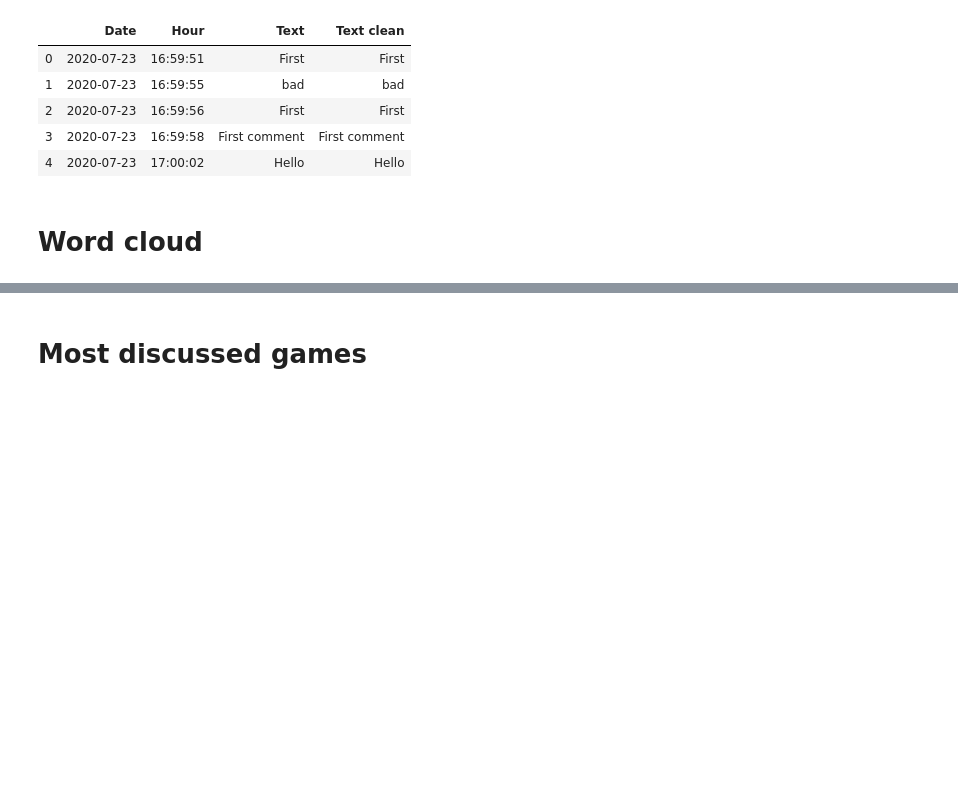
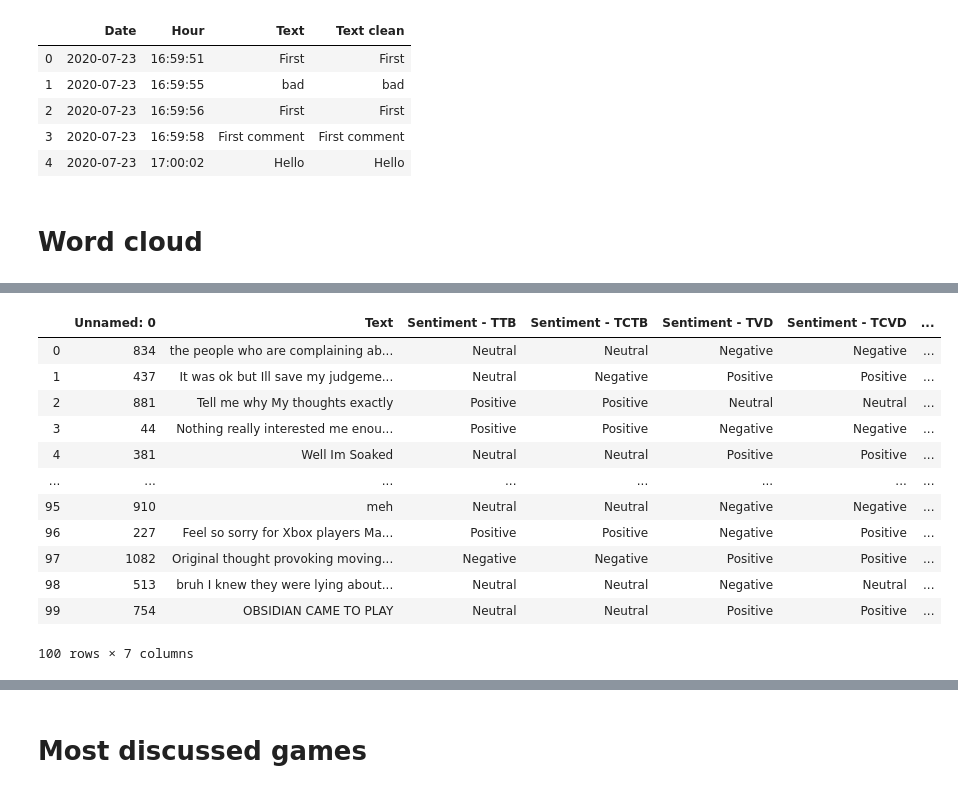
Before and after one commit to SalimAmarti/PS5_vs_XboxSeriesX, a Jupyter notebook: PS5 vs. Xbox Series X.ipynb, the cells around one changed output, grey strips where cells are left out. Saved outputs shown, nothing was run; the diff lists cells and outputs as text; code cells hidden in the pictures; blank space fills up the shorter version.

Commit message:
sentiment analysis performed

```diff
--- a/PS5 vs. Xbox Series X.ipynb
+++ b/PS5 vs. Xbox Series X.ipynb
@@ -129,0 +315,18 @@ plt.show()
+# %%
+comparison_checked = pd.read_csv('comparison_checked.csv',sep=';')
+# %%
+comparison_checked
+# %% [output]
+|  | Unnamed: 0 | Text | Sentiment - TTB | Sentiment - TCTB | Sentiment - TVD | Sentiment - TCVD | ... |
+| 0 | 834 | the people who are complaining ab... | Neutral | Neutral | Negative | Negative | ... |
+| 1 | 437 | It was ok but Ill save my judgeme... | Neutral | Negative | Positive | Positive | ... |
+| 2 | 881 | Tell me why My thoughts exactly | Positive | Positive | Neutral | Neutral | ... |
+| 3 | 44 | Nothing really interested me enou... | Positive | Positive | Negative | Negative | ... |
+| 4 | 381 | Well Im Soaked | Neutral | Neutral | Positive | Positive | ... |
+| ... | ... | ... | ... | ... | ... | ... | ... |
+| 95 | 910 | meh | Neutral | Neutral | Negative | Negative | ... |
+| 96 | 227 | Feel so sorry for Xbox players Ma... | Positive | Positive | Negative | Positive | ... |
+| 97 | 1082 | Original thought provoking moving... | Negative | Negative | Positive | Positive | ... |
+| 98 | 513 | bruh I knew they were lying about... | Neutral | Neutral | Negative | Neutral | ... |
+| 99 | 754 | OBSIDIAN CAME TO PLAY | Neutral | Neutral | Positive | Positive | ... |
+100 rows × 7 columns
```
Also changed, not shown: parts of 37 cells of this notebook, 1 other file.
